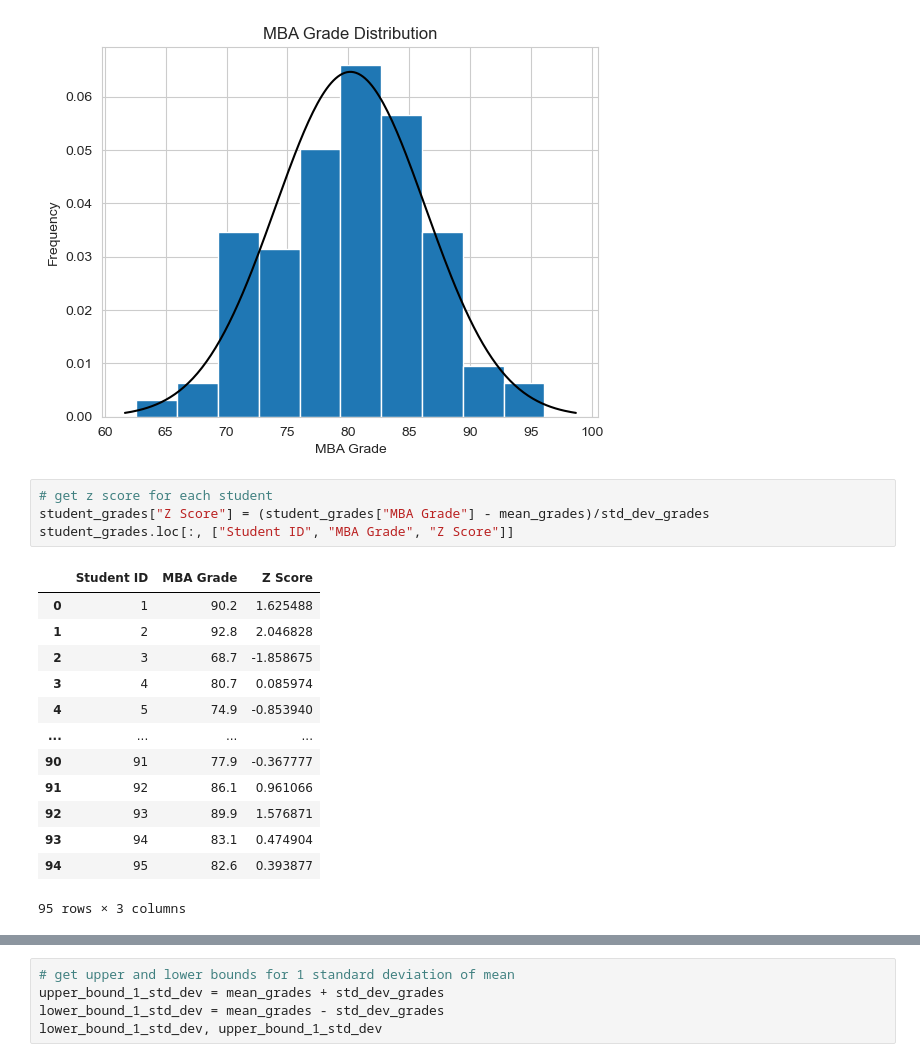
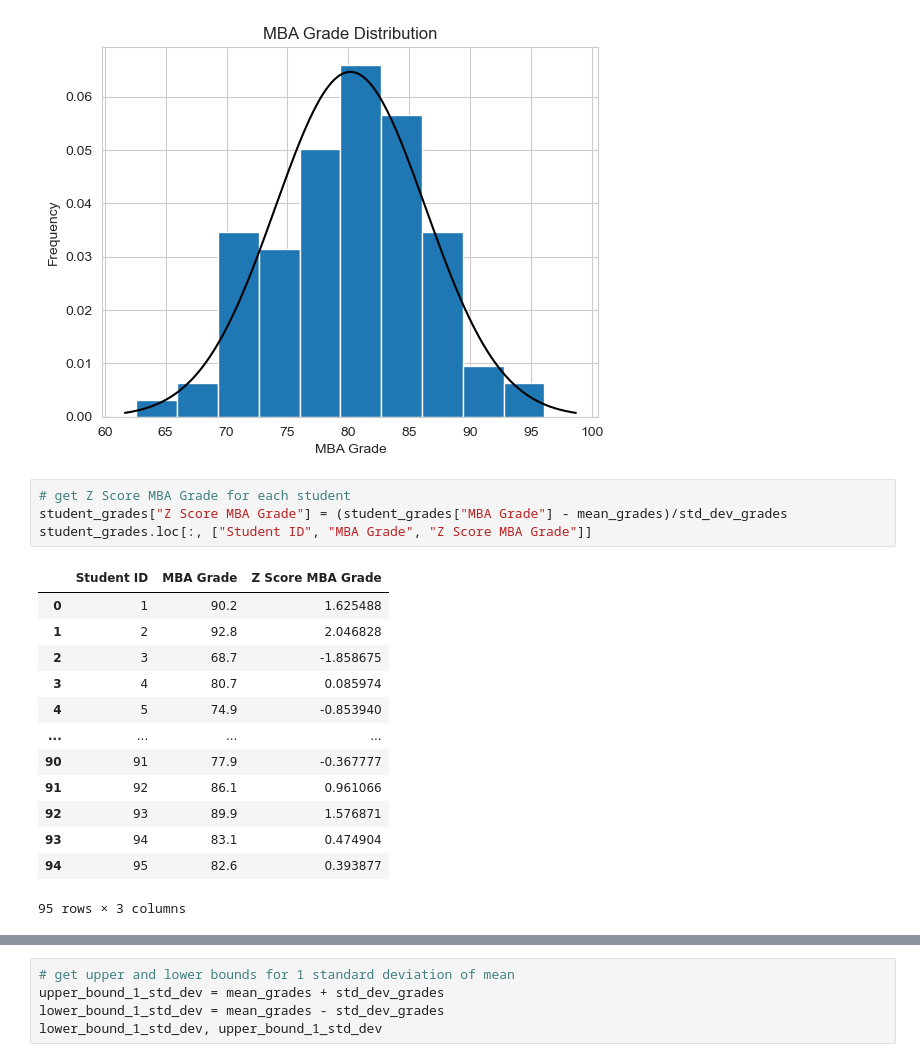
Before and after one commit to MeetPatel89/recruitment_analysis, a Jupyter notebook: dist.ipynb, the cells around one changed output, grey strips where cells are left out. Saved outputs shown, nothing was run; the diff lists cells and outputs as text.

```diff
--- a/dist.ipynb
+++ b/dist.ipynb
@@ -66,11 +66,11 @@ plt.show()
 # %% [output]
 [figure]
 # %%
-# get z score for each student
-student_grades["Z Score"] = (student_grades["MBA Grade"] - mean_grades)/std_dev_grades
-student_grades.loc[:, ["Student ID", "MBA Grade", "Z Score"]]
+# get Z Score MBA Grade for each student
+student_grades["Z Score MBA Grade"] = (student_grades["MBA Grade"] - mean_grades)/std_dev_grades
+student_grades.loc[:, ["Student ID", "MBA Grade", "Z Score MBA Grade"]]
 # %% [output]
-|  | Student ID | MBA Grade | Z Score |
+|  | Student ID | MBA Grade | Z Score MBA Grade |
 | 0 | 1 | 90.2 | 1.625488 |
 | 1 | 2 | 92.8 | 2.046828 |
 | 2 | 3 | 68.7 | -1.858675 |
```
Also changed, not shown: parts of 15 cells of this notebook.
